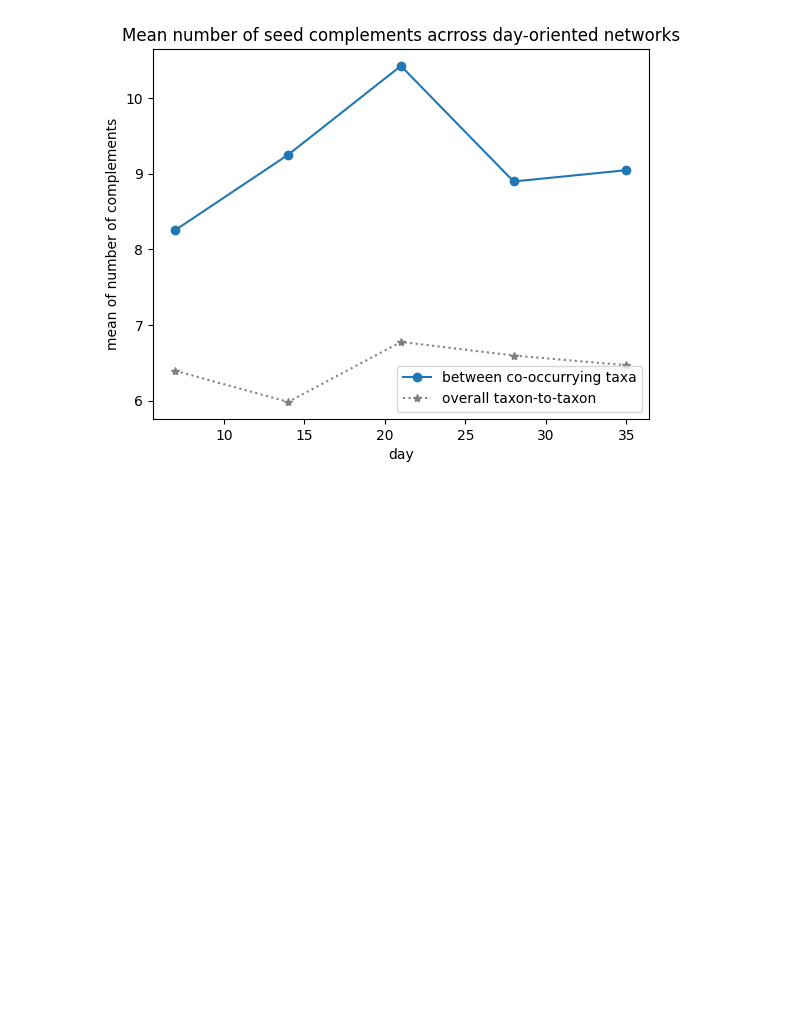
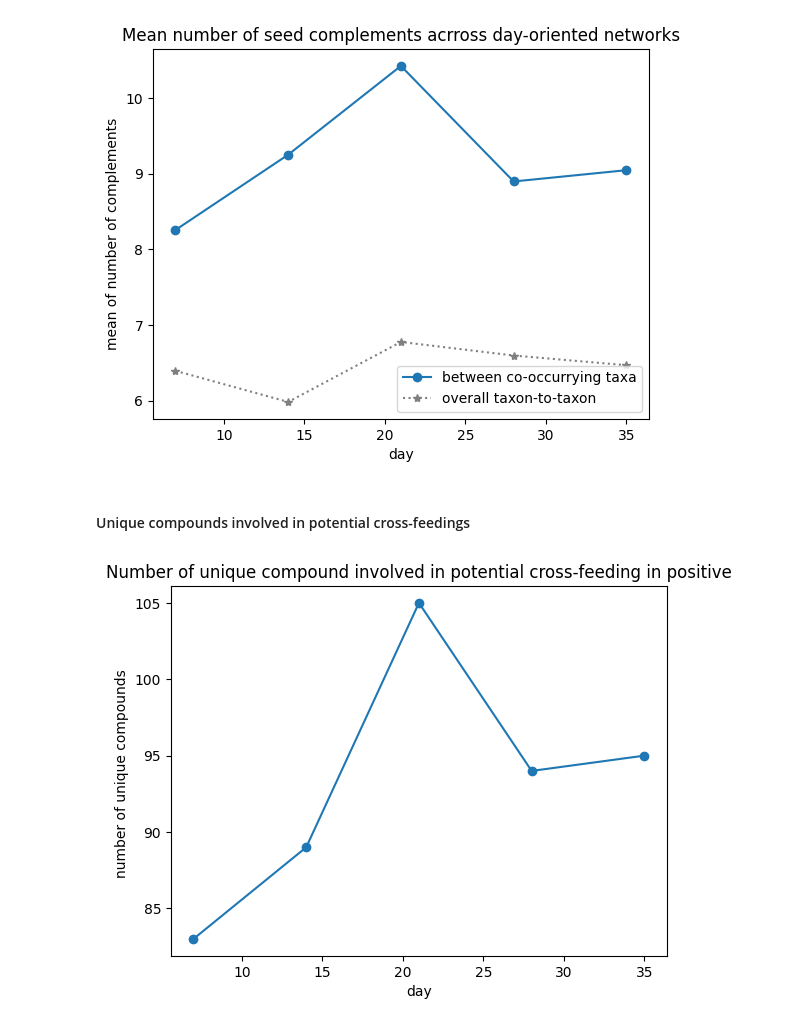
Before and after one commit to hariszaf/AMAC005_chicken_salmonella, a Jupyter notebook: microbetag_analysis/per_day_cx_stats.ipynb, the cells around one changed output. Drawn from its saved outputs; the diff is of its cells as text; code cells hidden in the pictures; blank space fills up the shorter version.

Commit message:
comments on the findings and venn diagram for the compounds involved in potential cf

```diff
--- a/microbetag_analysis/per_day_cx_stats.ipynb
+++ b/microbetag_analysis/per_day_cx_stats.ipynb
@@ -83,8 +87,8 @@ def count_edge_types(cx2):
 # %%
-def count_number_of_complements(cx2, positive_pairs, edge_id_compl_number):
+def get_compls_and_compounds_in_positive_associated_taxa(cx2, positive_pairs, edge_id_compl_number, compounds):
 
     number_of_complements_in_positive_associated_taxa = 0
-
+    unique_compounds = set()
     for _, edge in cx2.get_edges().items():
 
         s_t = (edge["s"], edge["t"])
@@ -96,5 +100,7 @@ def count_number_of_complements(cx2, positive_pairs, edge_id_compl_number):
                 for k in edge["v"]:
                     if k.startswith("seedCompl::"):
                         number_of_complements_in_positive_associated_taxa += edge_id_compl_number[edge_id]
+                        for i in compounds[edge_id]:
+                            unique_compounds.add(i)
 
-    return number_of_complements_in_positive_associated_taxa
+    return number_of_complements_in_positive_associated_taxa, unique_compounds
@@ -161,11 +194,11 @@ Example of how an edge looks like on the `.cx2` format.
 # %% [markdown]
 #### Count the number of **taxon-metabolite associations** in the day-specific networks and correlate it with day
 # %%
-num_compl_day_07, types_day_07, pos_pairs_07 = count_edge_types(cx_07)
-num_compl_day_14, types_day_14, pos_pairs_14 = count_edge_types(cx_14)
-num_compl_day_21, types_day_21, pos_pairs_21 = count_edge_types(cx_21)
-num_compl_day_28, types_day_28, pos_pairs_28 = count_edge_types(cx_28)
-num_compl_day_35, types_day_35, pos_pairs_35 = count_edge_types(cx_35)
+num_compl_day_07, types_day_07, pos_pairs_07, compounds_07 = count_edge_types(cx_07)
+num_compl_day_14, types_day_14, pos_pairs_14, compounds_14 = count_edge_types(cx_14)
+num_compl_day_21, types_day_21, pos_pairs_21, compounds_21 = count_edge_types(cx_21)
+num_compl_day_28, types_day_28, pos_pairs_28, compounds_28 = count_edge_types(cx_28)
+num_compl_day_35, types_day_35, pos_pairs_35, compounds_35 = count_edge_types(cx_35)
 # %%
 days = [7, 14, 21, 28, 35]
 taxon_to_metabo_hits = [
@@ -284,3 +317,29 @@ plt.legend()
 plt.show()
 # %% [output]
 [figure]
+# %% [markdown]
+#### Unique compounds involved in potential cross-feedings
+# %%
+unique_compounds_in_cf_of_positive_associated_taxa = [
+    get_compls_and_compounds_in_positive_associated_taxa(cx_07, pos_pairs_07, num_compl_day_07, compounds_07)[1],
+    get_compls_and_compounds_in_positive_associated_taxa(cx_14, pos_pairs_14, num_compl_day_14, compounds_14)[1],
+    get_compls_and_compounds_in_positive_associated_taxa(cx_21, pos_pairs_21, num_compl_day_21, compounds_21)[1],
+    get_compls_and_compounds_in_positive_associated_taxa(cx_28, pos_pairs_28, num_compl_day_28, compounds_28)[1],
+    get_compls_and_compounds_in_positive_associated_taxa(cx_35, pos_pairs_35, num_compl_day_35, compounds_35)[1]
+]
+# %%
+lengths = [
+    len(x) for x in unique_compounds_in_cf_of_positive_associated_taxa
+]
+# %%
+plt.plot(days, lengths, marker='o', linestyle='-')
+
+# Labels and title
+plt.xlabel("day")
+plt.ylabel("number of unique compounds ")
+plt.title("Number of unique compound involved in potential cross-feeding in positive")
+
+# Show the plot
+plt.show()
+# %% [output]
+[figure, added]
```
Also changed, not shown: parts of 11 cells of this notebook.
